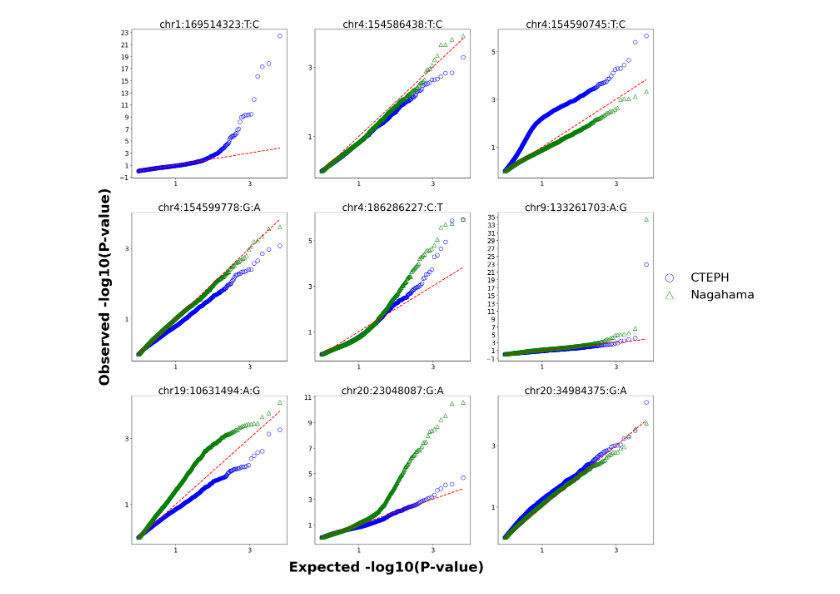
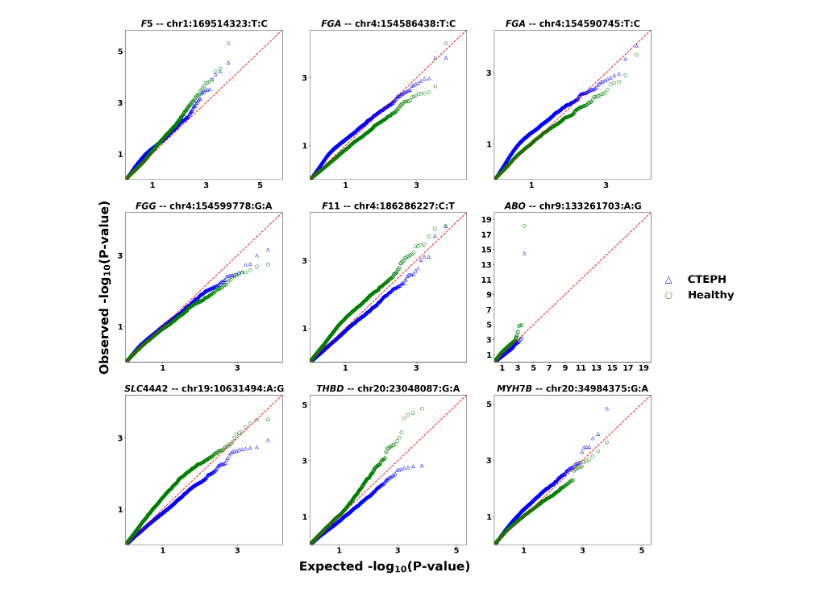
Before and after one commit to ZhaoTie-re/cteph_graph, a Jupyter notebook: common_qqplot.ipynb, the cells around one changed output. Drawn from its saved outputs; the diff is of its cells as text; code cells hidden in the pictures.

Commit message:
Update function to handle edge case

```diff
--- a/common_qqplot.ipynb
+++ b/common_qqplot.ipynb
@@ -5,7 +5,9 @@ import matplotlib.pyplot as plt
 
 case_pqtl_path = "/LARGE0/gr10478/b37974/Pulmonary_Hypertension/cteph_known_loci/known_pro_assoc/06.pqtl/CTEPH_pqtl_result.pkl"
 control_pqtl_path = "/LARGE0/gr10478/b37974/Pulmonary_Hypertension/cteph_known_loci/known_pro_assoc/06.pqtl/NAGA_pqtl_result.pkl"
+known_loci_path = "/LARGE0/gr10478/b37974/Pulmonary_Hypertension/cteph_known_loci/datasrc/cteph_reported_loci.xlsx"
 
 case_pqtl = pd.read_pickle(case_pqtl_path)
 control_pqtl = pd.read_pickle(control_pqtl_path)
+known_loci = pd.read_excel(known_loci_path)
 # %%
@@ -16,61 +18,90 @@ import numpy as np
 from matplotlib.ticker import FixedLocator
 
 plt.style.use('default')  # Set the style of the plot
+plt.rcParams['font.family'] = 'DejaVu Sans'
+plt.rcParams['font.weight'] = 'bold'
 
-def qqplot(pvalues_case, pvalues_control, ax, label):
-    # Case QQ plot
+def qqplot(pvalues_case, pvalues_control, ax, label, gene, padding=0.1):
+    # Sort p-values
     sorted_pval_case = np.sort(pvalues_case)
+    sorted_pval_control = np.sort(pvalues_control)
+
+    # Calculate expected -log10(p-values)
     expected_case = -np.log10(np.linspace(1/len(sorted_pval_case), 1, len(sorted_pval_case)))
+    expected_control = -np.log10(np.linspace(1/len(sorted_pval_control), 1, len(sorted_pval_control)))
+
+    # Calculate observed -log10(p-values)
     observed_case = -np.log10(sorted_pval_case)
-
-    # Control QQ plot
-    sorted_pval_control = np.sort(pvalues_control)
-    expected_control = -np.log10(np.linspace(1/len(sorted_pval_control), 1, len(sorted_pval_control)))
     observed_control = -np.log10(sorted_pval_control)
 
-    # Plotting on the given axis
-    ax.scatter(expected_case, observed_case, edgecolor='blue', facecolors='none', marker='o', label='CTEPH', s=100)
-    ax.scatter(expected_control, observed_control, edgecolor='green', facecolors='none', marker='^', label='Nagahama', s=100)
-    ax.plot([min(expected_case.min(), expected_control.min()), max(expected_case.max(), expected_control.max())],
-             [min(expected_case.min(), expected_control.min()), max(expected_case.max(), expected_control.max())],
-             'r--', linewidth=2)
-    ax.set_title(f'{label}', fontsize=25, transform=ax.transAxes, verticalalignment='top')  # Title at top center
+    # Find max value to set equal limits
+    max_val = max(max(observed_case), max(observed_control), max(expected_case), max(expected_control))
+    extended_max_val = max_val + max_val * padding
 
-    # Set title to the top-left
-    # ax.text(0.05, 0.95, label, transform=ax.transAxes, verticalalignment='top', horizontalalignment='left', fontsize=25, bbox=dict(boxstyle="round,pad=0.3", edgecolor='black', facecolor='none'))
+    # Plotting
+    ax.scatter(expected_case, observed_case, edgecolor='blue', facecolors='none', marker='^', label='CTEPH', s=80)
+    ax.scatter(expected_control, observed_control, edgecolor='green', facecolors='none', marker='o', label='Healthy', s=80)
+    ax.plot([0, extended_max_val], [0, extended_max_val], 'r--', linewidth=2) # Diagonal line
+
+    # Set axis limits with padding
+    ax.set_xlim(0, max_val + max_val * padding)
+    ax.set_ylim(0, max_val + max_val * padding)
+
+    ax.set_title(f'$\\it{{{gene}}}$ {"-"*2} {label}', fontsize=25, transform=ax.transAxes, verticalalignment='top', weight='bold', y=1.07)  # Title at top center
 
     # Adjust x and y ticks to show only odd integers
     odd_ticks_x = [x for x in range(int(ax.get_xlim()[0]), int(ax.get_xlim()[1])+1) if x % 2 != 0]
     odd_ticks_y = [y for y in range(int(ax.get_ylim()[0]), int(ax.get_ylim()[1])+1) if y % 2 != 0]
     ax.xaxis.set_major_locator(FixedLocator(odd_ticks_x))
     ax.yaxis.set_major_locator(FixedLocator(odd_ticks_y))
-    ax.tick_params(axis='both', which='major', labelsize=16)  # Increase tick label size
+    ax.tick_params(axis='both', which='major', labelsize=22)  # Increase tick label size
 
-# Create a 3x3 grid of subplots
+# Data preparation and plotting setup
 keys = list(case_pqtl.keys())
-fig, axes = plt.subplots(3, 3, figsize=(20, 20))  # Adjust for preferred figure size
-axes = axes.flatten()  # Flatten the array to make indexing easier
+fig, axes = plt.subplots(3, 3, figsize=(22, 22))
+axes = axes.flatten()
 
-for i, key in enumerate(keys):
+max_val_all = 0  # Variable to store the maximum value across all plots
+data = {}
+
+# Calculate data for all keys first to determine the global max value
+for key in keys:
     df_case = case_pqtl[key]
     df_control = control_pqtl[key]
     pvalues_case = df_case[f'{model}_pvalue'].values
     pvalues_control = df_control[f'{model}_pvalue'].values
+    gene = known_loci.loc[known_loci['ID'] == key, 'GENE'].values[0]
 
-    # Plot the QQ plot for the given key on the i-th axis
-    qqplot(pvalues_case, pvalues_control, axes[i], key)
+    # Append data to dictionary for later access
+    data[key] = (pvalues_case, pvalues_control, gene)
+
+    # Temporary calculation to update max_val_all
+    sorted_pval_case = np.sort(pvalues_case)
+    sorted_pval_control = np.sort(pvalues_control)
+    observed_case = -np.log10(sorted_pval_case)
+    observed_control = -np.log10(sorted_pval_control)
+    expected_case = -np.log10(np.linspace(1/len(sorted_pval_case), 1, len(sorted_pval_case)))
+    expected_control = -np.log10(np.linspace(1/len(sorted_pval_control), 1, len(sorted_pval_control)))
+    current_max = max(max(observed_case), max(observed_control), max(expected_case), max(expected_control))
+    if current_max > max_val_all:
+        max_val_all = current_max
+
+# Now plot using the determined max value for uniform axis scaling
+for i, key in enumerate(keys):
+    pvalues_case, pvalues_control, gene = data[key]
+    qqplot(pvalues_case, pvalues_control, axes[i], key, gene, padding=0.1)
 
 # Adjust layout and provide space for global axis labels
 plt.tight_layout(pad=4.0)  # Increase padding to avoid clipping of tick labels
 
 # Add a global legend
 handles, labels = axes[-1].get_legend_handles_labels()  # Use the handles and labels from the last subplot
-fig.legend(handles, labels, loc='center right', bbox_to_anchor=(1.17, 0.5), frameon=False, fontsize=30, markerscale=2)  # Increase font size
+fig.legend(handles, labels, loc='center right', bbox_to_anchor=(1.14, 0.5), frameon=False, fontsize=30, markerscale=2)  # Increase font size
 
 # Add global X and Y labels more appropriately and adjust their position
-fig.text(0.5, 0.003, 'Expected -log10(P-value)', ha='center', va='center', fontsize=35, weight='bold')  # Increase font size
-fig.text(0.003, 0.5, 'Observed -log10(P-value)', ha='center', va='center', rotation='vertical', fontsize=35, weight='bold')  # Increase font size
+fig.text(0.5, 0.003, 'Expected -log$_{10}$(P-value)', ha='center', va='center', fontsize=35, weight='bold')  # Increase font size
+fig.text(0.003, 0.5, 'Observed -log$_{10}$(P-value)', ha='center', va='center', rotation='vertical', fontsize=35, weight='bold')  # Increase font size
 
 plt.show()
 # %% [output]
-[figure, old version]
+[figure, new version]
```
Also changed, not shown: parts of 1 cell of this notebook.
